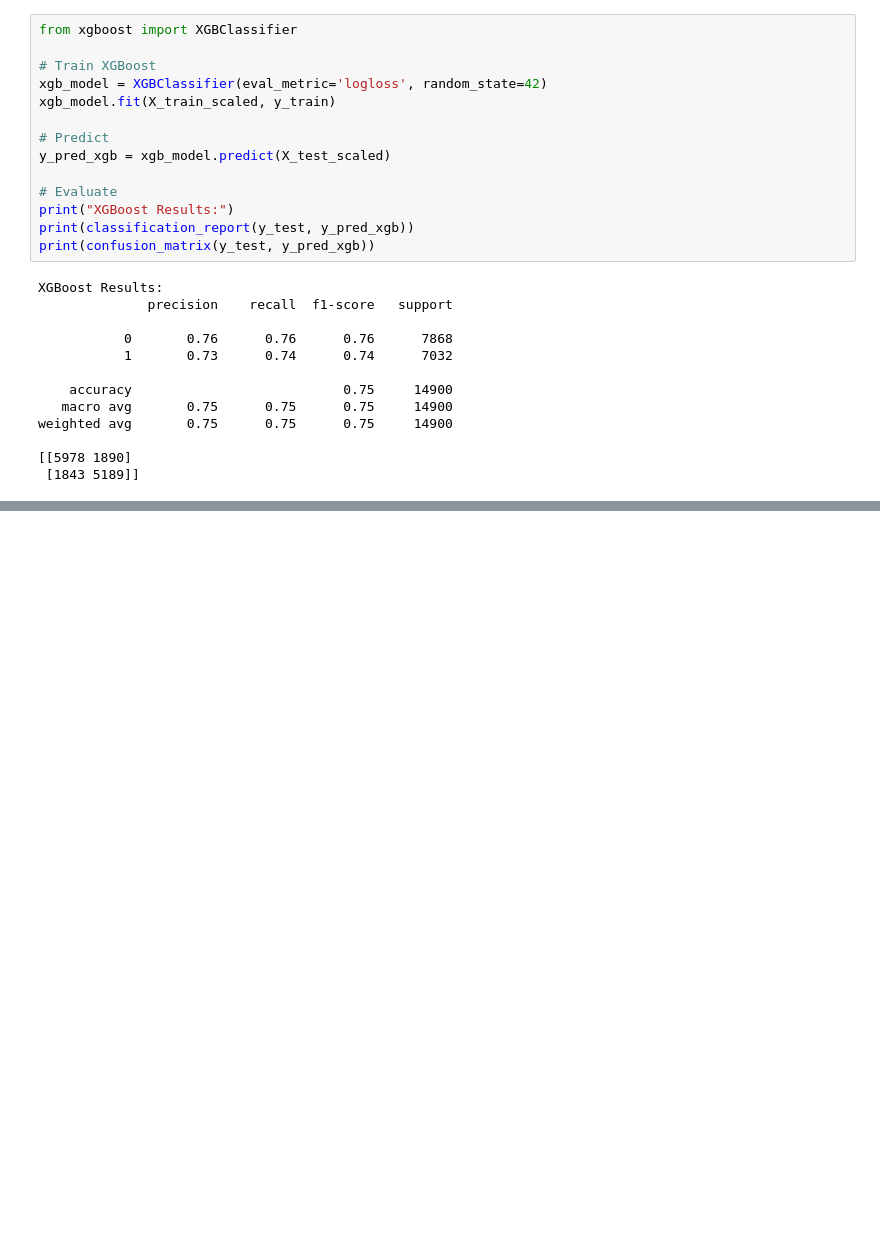
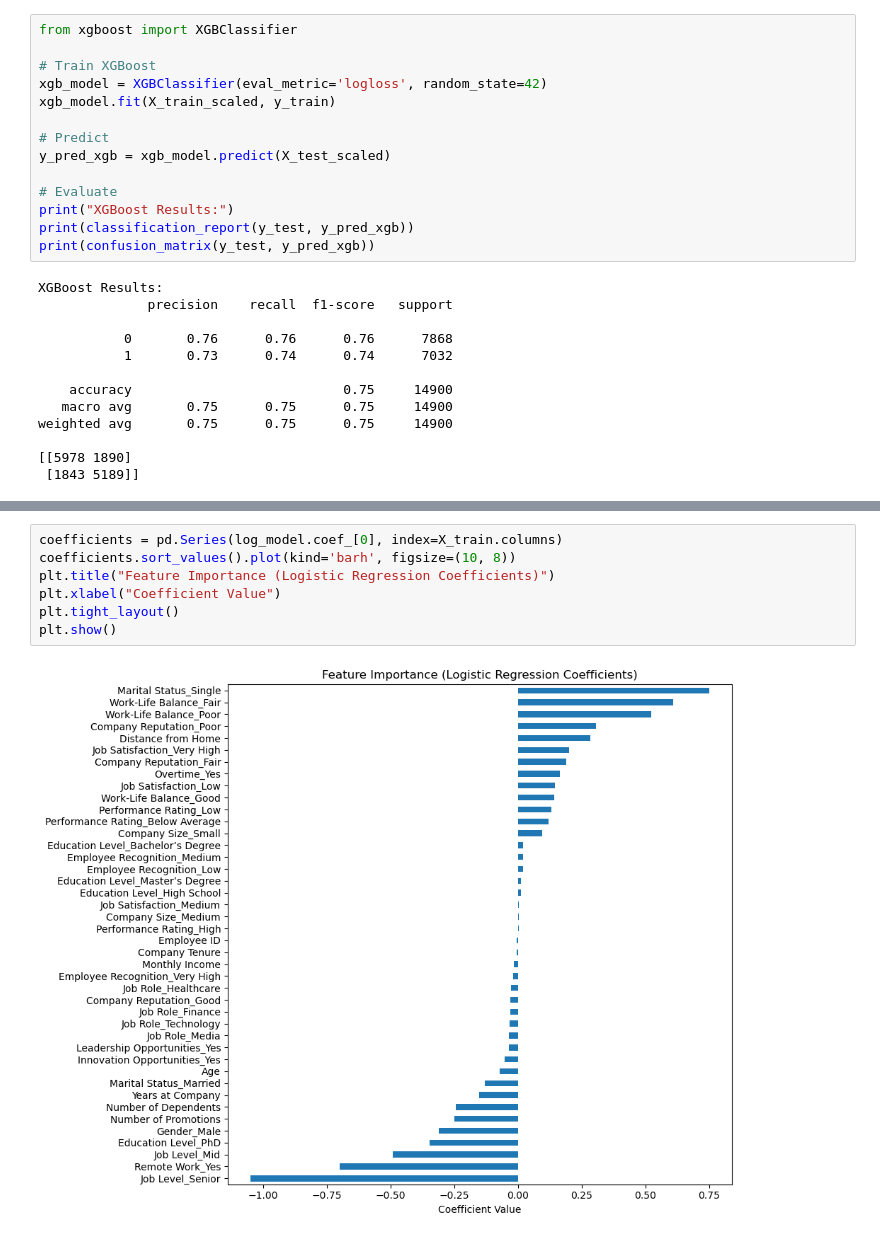
Before and after one commit to zeno1978/wgu-c964-capstone, a Jupyter notebook: employee_churn_prediction.ipynb, the cells around one changed output, grey strips where cells are left out. Saved outputs shown, nothing was run; the diff lists cells and outputs as text; blank space fills up the shorter version.

```diff
--- a/employee_churn_prediction.ipynb
+++ b/employee_churn_prediction.ipynb
@@ -113,0 +142,9 @@ weighted avg       0.75      0.75      0.75     14900
+# %%
+coefficients = pd.Series(log_model.coef_[0], index=X_train.columns)
+coefficients.sort_values().plot(kind='barh', figsize=(10, 8))
+plt.title("Feature Importance (Logistic Regression Coefficients)")
+plt.xlabel("Coefficient Value")
+plt.tight_layout()
+plt.show()
+# %% [output]
+[figure, added]
```
Also changed, not shown: parts of 1 cell of this notebook.
